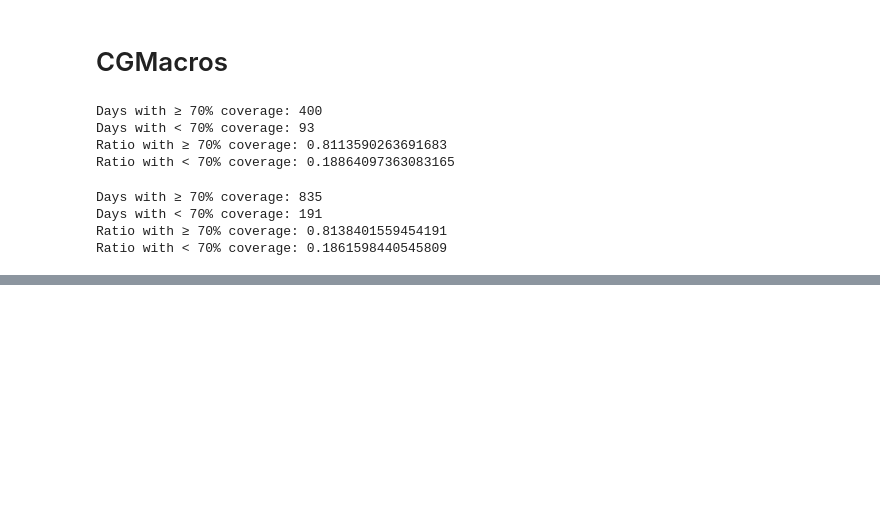
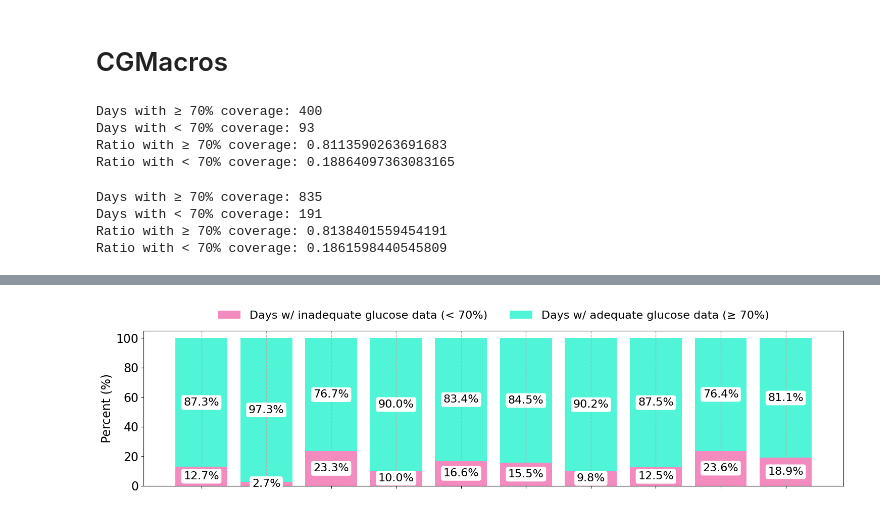
Before and after one commit to Augmented-Health-Lab/Glucose-ML_arxiV2025, a Jupyter notebook: Script_for_Figures/figure1_2_script.ipynb, the cells around one changed output, grey strips where cells are left out. Drawn from its saved outputs; the diff is of its cells as text; code cells hidden in the pictures; blank space fills up the shorter version.

```diff
--- a/Script_for_Figures/figure1_2_script.ipynb
+++ b/Script_for_Figures/figure1_2_script.ipynb
@@ -502,0 +533,40 @@ plt.show()
+# %%
+# Plot setup
+fig, ax = plt.subplots(figsize=(15, 4))
+
+# Bars
+ax.bar(datasets, low_coverage_ratios, label='Days w/ inadequate glucose data (< 70%)', color='#F48BBF')
+ax.bar(datasets, high_coverage_ratios, bottom=low_coverage_ratios, label='Days w/ adequate glucose data (≥ 70%)', color='#4FF5D6')
+
+# Axis formatting
+ax.set_ylabel('Percent (%)', fontsize=17)
+ax.set_ylim(0, 1.05)
+ax.yaxis.set_major_formatter(PercentFormatter(xmax=1.0, decimals=0, symbol=''))
+ax.tick_params(axis='y', labelsize=17)
+
+# Remove x tick labels but retain tick marks
+plt.xticks(ticks=range(len(datasets)), labels=[''] * len(datasets))
+ax.tick_params(axis='x', which='both', bottom=True, top=False, labelbottom=False)
+
+# Horizontal grid lines
+ax.xaxis.grid(True, linestyle='--', linewidth=1)
+
+# Annotations with white background
+for i in range(len(datasets)):
+    ax.text(i, low_coverage_ratios[i] / 2,
+            f"{low_coverage_ratios[i] * 100:.1f}%",
+            ha='center', va='center', color='black', fontsize=16,
+            bbox=dict(facecolor='white', edgecolor='none', boxstyle='round,pad=0.2'))
+
+    ax.text(i, low_coverage_ratios[i] + high_coverage_ratios[i] / 2,
+            f"{high_coverage_ratios[i] * 100:.1f}%",
+            ha='center', va='center', color='black', fontsize=16,
+            bbox=dict(facecolor='white', edgecolor='none', boxstyle='round,pad=0.2'))
+
+# Legend outside, top center, no border
+ax.legend(fontsize=16, ncol=2, loc='lower center', bbox_to_anchor=(0.5, 1), frameon=False)
+
+plt.tight_layout()
+plt.show()
+# %% [output]
+[figure, added]
```
Also changed, not shown: parts of 9 cells of this notebook, 3 other files.
